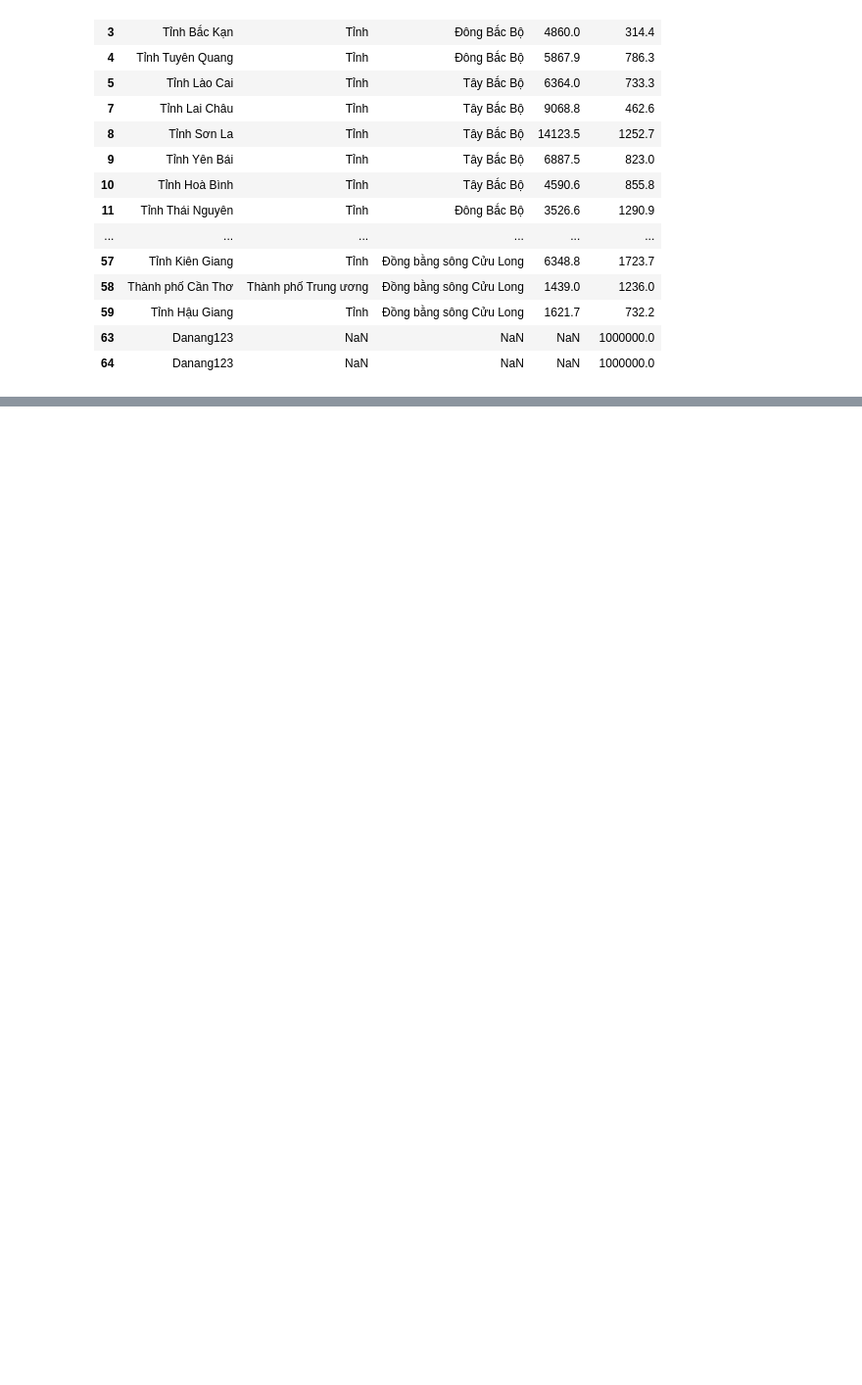
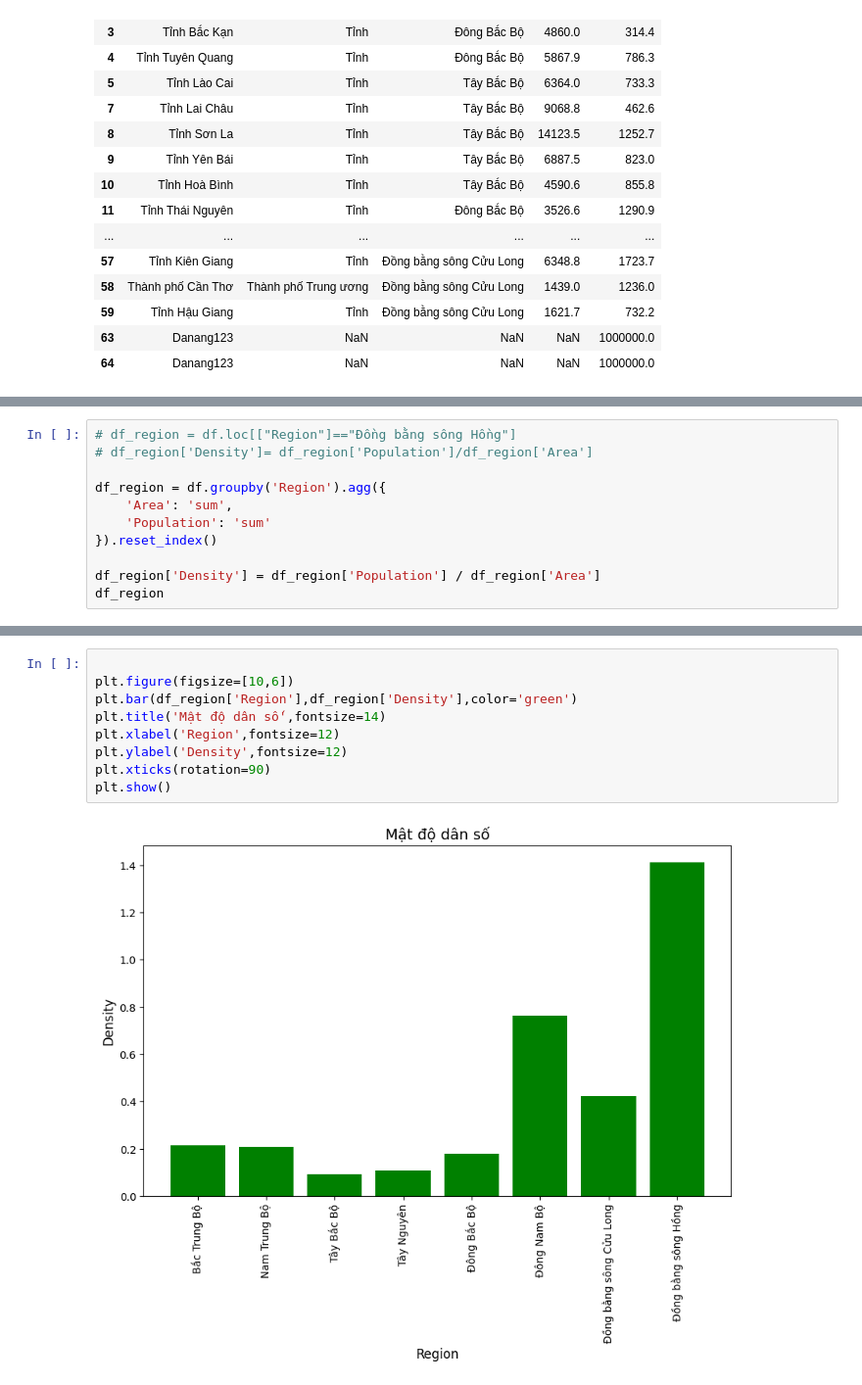
Before and after one commit to KOG-Meublocoa/Kh-a-l-p-CSA02, a Jupyter notebook: bài tập/baitap.ipynb/baitap.ipynb, the cells around one changed output, grey strips where cells are left out. Shown at 98% size. Drawn from its saved outputs; the diff is of its cells as text; blank space fills up the shorter version.

```diff
--- a/bài tập/baitap.ipynb/baitap.ipynb
+++ b/bài tập/baitap.ipynb/baitap.ipynb
@@ -363,0 +377,11 @@ df.drop(columns=['Density'])
+# %%
+# df_region = df.loc[["Region"]=="Đồng bằng sông Hồng"]
+# df_region['Density']= df_region['Population']/df_region['Area']
+
+df_region = df.groupby('Region').agg({
+    'Area': 'sum',
+    'Population': 'sum'
+}).reset_index()
+
+df_region['Density'] = df_region['Population'] / df_region['Area']
+df_region
@@ -363,0 +413,11 @@ df.drop(columns=['Density'])
+# %%
+
+plt.figure(figsize=[10,6])
+plt.bar(df_region['Region'],df_region['Density'],color='green')
+plt.title('Mật độ dân số',fontsize=14)
+plt.xlabel('Region',fontsize=12)
+plt.ylabel('Density',fontsize=12)
+plt.xticks(rotation=90)
+plt.show()
+# %% [output]
+[figure, added]
```
Also changed, not shown: parts of 8 cells of this notebook, 2 other files.
